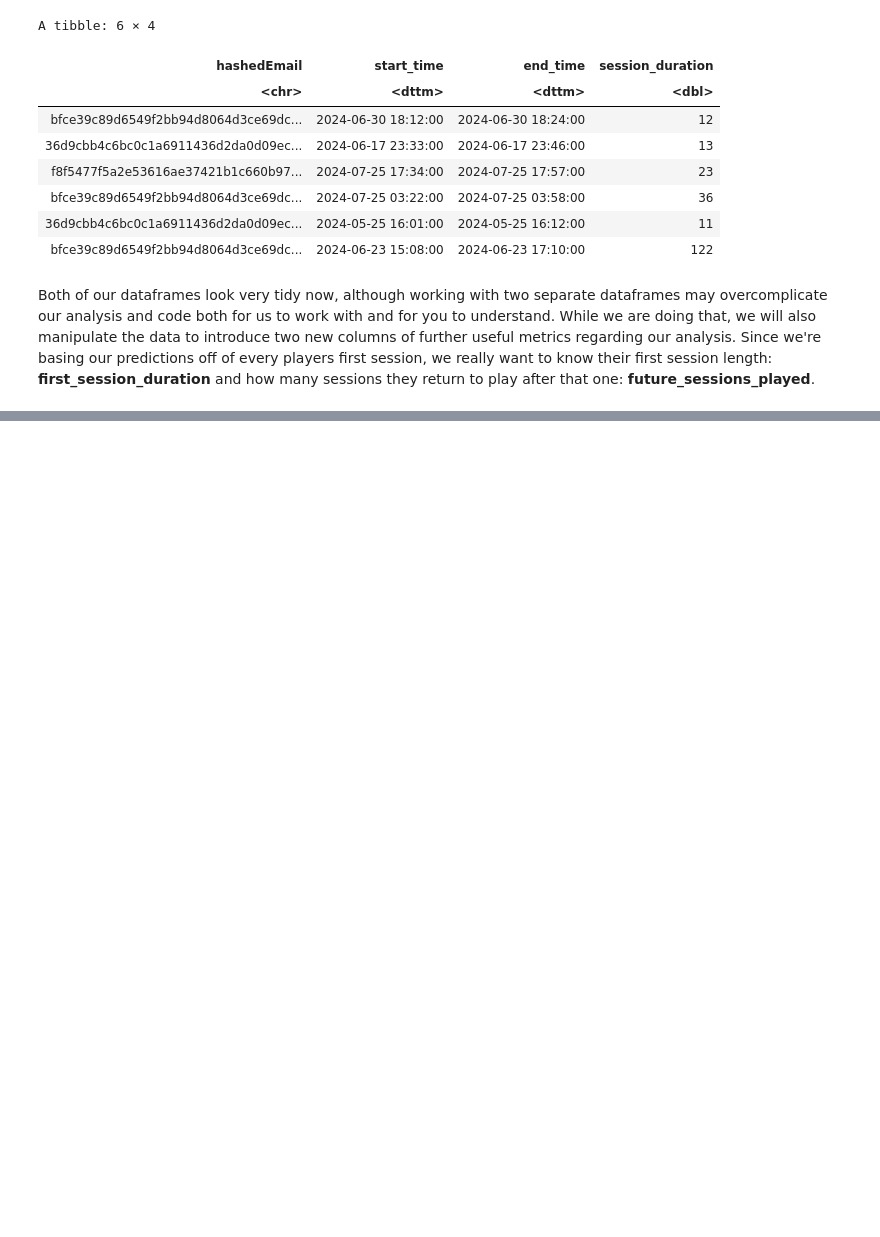
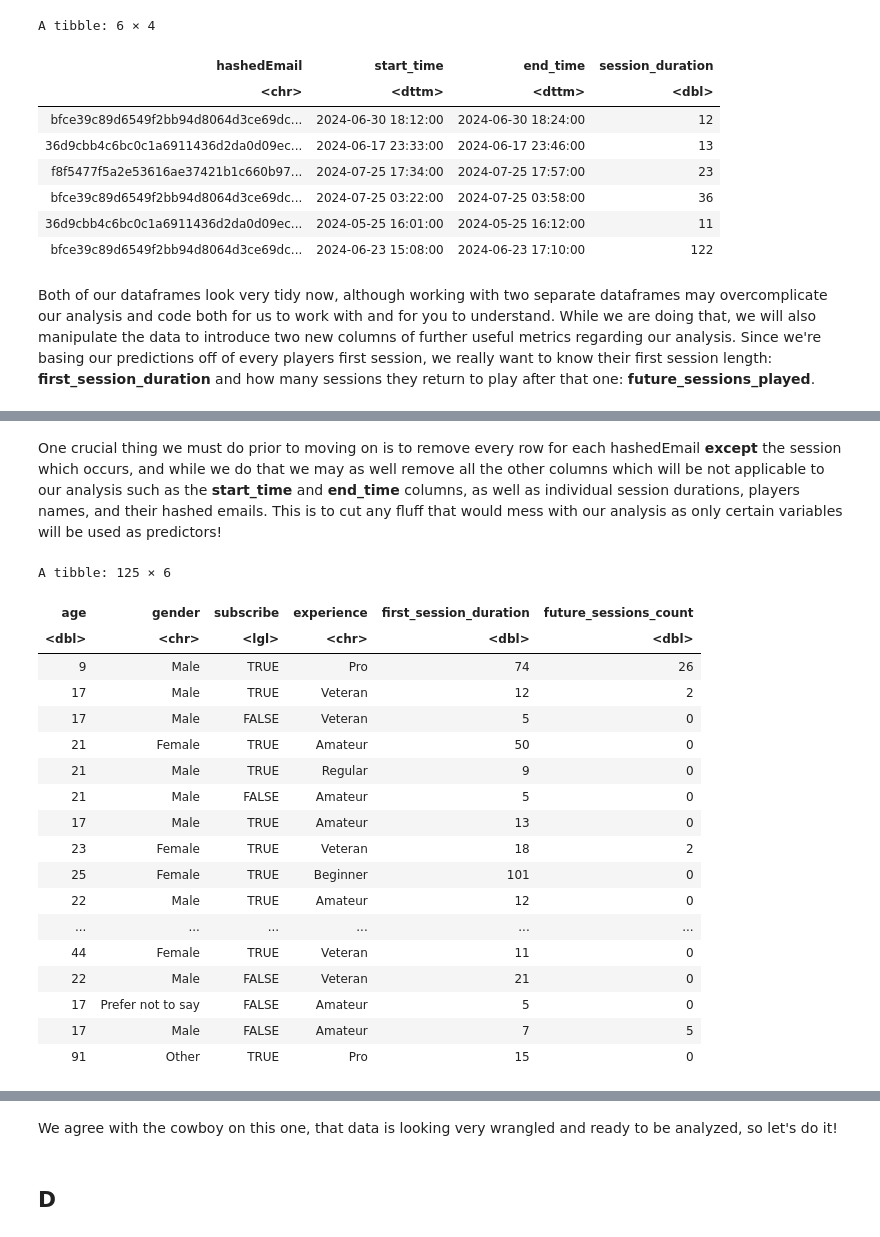
Before and after one commit to derek-m-martin/DSCI100-GroupProject, a Jupyter notebook: project_file.ipynb, the cells around one changed output, grey strips where cells are left out. Drawn from its saved outputs; the diff is of its cells as text; code cells hidden in the pictures; blank space fills up the shorter version.

Commit message:
Actually finished the wrangling section
Fixed some mistakes in the data, now should be ready to go for the data analysis section

```diff
--- a/project_file.ipynb
+++ b/project_file.ipynb
@@ -179,2 +190,36 @@ A tibble: 6 × 12
+# %% [markdown]
+One crucial thing we must do prior to moving on is to remove every row for each hashedEmail **except** the session which occurs, and while we do that we may as well remove all the other columns which will be not applicable to our analysis such as the **start_time** and **end_time** columns, as well as individual session durations, players names, and their hashed emails. This is to cut any fluff that would mess with our analysis as only certain variables will be used as predictors!
+# %%
+final_wrangled_data <- player_session_finalized |>
+  group_by(hashedEmail) |>
+  filter(start_time == min(start_time)) |> # Keep only the first session based on earliest start_time
+  ungroup() |>
+  select(age, gender, subscribe, experience, first_session_duration, future_sessions_count)
+
+final_wrangled_data
+# %% [output]
+A tibble: 125 × 6
+| age | gender | subscribe | experience | first_session_duration | future_sessions_count |
+| <dbl> | <chr> | <lgl> | <chr> | <dbl> | <dbl> |
+| 9 | Male | TRUE | Pro | 74 | 26 |
+| 17 | Male | TRUE | Veteran | 12 | 2 |
+| 17 | Male | FALSE | Veteran | 5 | 0 |
+| 21 | Female | TRUE | Amateur | 50 | 0 |
+| 21 | Male | TRUE | Regular | 9 | 0 |
+| 21 | Male | FALSE | Amateur | 5 | 0 |
+| 17 | Male | TRUE | Amateur | 13 | 0 |
+| 23 | Female | TRUE | Veteran | 18 | 2 |
+| 25 | Female | TRUE | Beginner | 101 | 0 |
+| 22 | Male | TRUE | Amateur | 12 | 0 |
+| ... | ... | ... | ... | ... | ... |
+| 44 | Female | TRUE | Veteran | 11 | 0 |
+| 22 | Male | FALSE | Veteran | 21 | 0 |
+| 17 | Prefer not to say | FALSE | Amateur | 5 | 0 |
+| 17 | Male | FALSE | Amateur | 7 | 5 |
+| 91 | Other | TRUE | Pro | 15 | 0 |
 # %% [markdown]
 ![](data/wrangled.jpg)
+# %% [markdown]
+We agree with the cowboy on this one, that data is looking very wrangled and ready to be analyzed, so let's do it!
+# %% [markdown]
+## D
```
Also changed, not shown: parts of 2 cells of this notebook.
